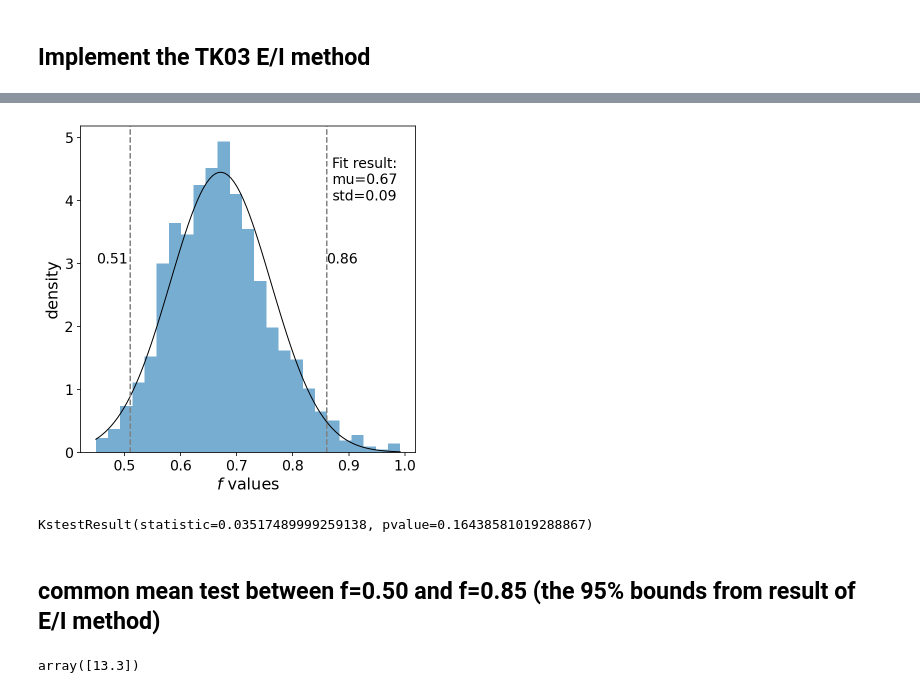
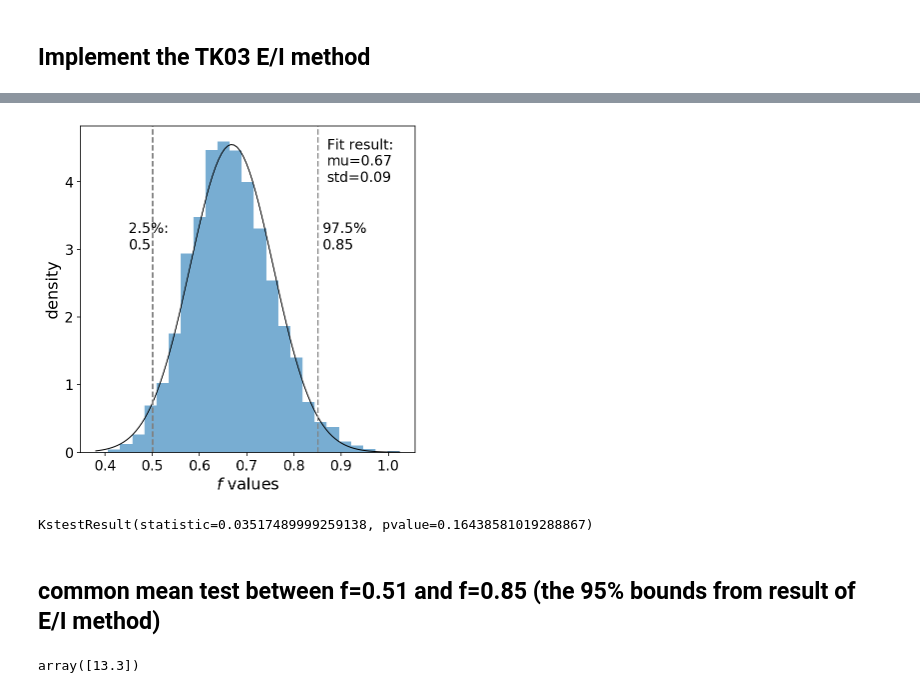
Before and after one commit to Swanson-Hysell-Group/Inclination_Shallowing, a Jupyter notebook: code/Notebooks/Cutface_pmag.ipynb, the cells around one changed output, grey strips where cells are left out. Saved outputs shown, nothing was run; the diff lists cells and outputs as text; code cells hidden in the pictures.

```diff
--- a/code/Notebooks/Cutface_pmag.ipynb
+++ b/code/Notebooks/Cutface_pmag.ipynb
@@ -522,7 +522,7 @@ plt.show()
 # %%
 ht_tc_di_block = ipmag.make_di_block(specimens_ht_tc['dir_dec'].tolist(),specimens_ht_tc['dir_inc'].tolist())
 # %%
-ht_tc_ei_corrected, EI_incs, EI_elongs, EI_fs = ipmag.find_ei(np.array(ht_tc_di_block),save=0, return_new_dirs=1, return_values=True, save_folder='./../code_output',fmt='png')
+ht_tc_ei_corrected, EI_incs, EI_elongs, EI_fs = ipmag.find_ei(np.array(ht_tc_di_block), nb=5000, save=0, return_new_dirs=1, return_values=True, save_folder='./../code_output',fmt='png')
 # %% [output]
 Bootstrapping.... be patient
 
@@ -576,36 +577,36 @@ KstestResult(statistic=0.03240292032888081, pvalue=0.23928617787201967)
 # %%
 lower, upper = np.round(np.percentile(EI_fs, [2.5, 97.5]), 2)
 mu, std = norm.fit(EI_fs)
 x = np.linspace(min(EI_fs), max(EI_fs), 100)
 p = norm.pdf(x, mu, std)
 
 plt.figure(figsize=(6,6))
 plt.hist(EI_fs, bins=25, alpha=0.6, density=1)
 # plt.title('All $f$ factors from bootstrap $E/I$ result', fontsize=14)
 plt.plot(x, p, 'k', linewidth=1)
 
 plt.text(0.87, 4, 'Fit result:\nmu='+str(round(mu,2))+'\nstd='+str(round(std, 2)), fontsize=14)
 
 plt.axvline(x=lower, color = 'gray', ls='--')
 plt.axvline(x=upper, color = 'gray', ls='--')
 
-plt.text(0.45, 3, str(lower), fontsize=14)
-plt.text(0.86, 3, str(upper), fontsize=14)
+plt.text(0.45, 3, '2.5%:\n'+str(lower), fontsize=14)
+plt.text(0.86, 3, '97.5%\n'+str(upper), fontsize=14)
 plt.xticks(fontsize=14)
 plt.yticks(fontsize=14)
 plt.xlabel('$f$ values', fontsize=16)
 plt.ylabel('density', fontsize=16)
 
 # plt.savefig('../code_output/EI_f_histogram.pdf', bbox_inches='tight')
 plt.show()
 # %% [output]
-[figure, old version]
+[figure, new version]
 # %%
 st.kstest(EI_fs, norm(loc=mu, scale=std).cdf)
 # %% [output]
 KstestResult(statistic=0.03517489999259138, pvalue=0.16438581019288867)
 # %% [markdown]
-## common mean test between f=0.50 and f=0.85 (the 95% bounds from result of E/I method)
+## common mean test between f=0.51 and f=0.85 (the 95% bounds from result of E/I method)
 # %%
 original_dir_blocks = specimens_ht_tc[['dir_dec', 'dir_inc']].to_numpy()
 dir_blocks_51 = np.array([original_dir_blocks.T[0], ipmag.unsquish(original_dir_blocks.T[1], 0.51)]).T
```
Also changed, not shown: parts of 15 cells of this notebook.
